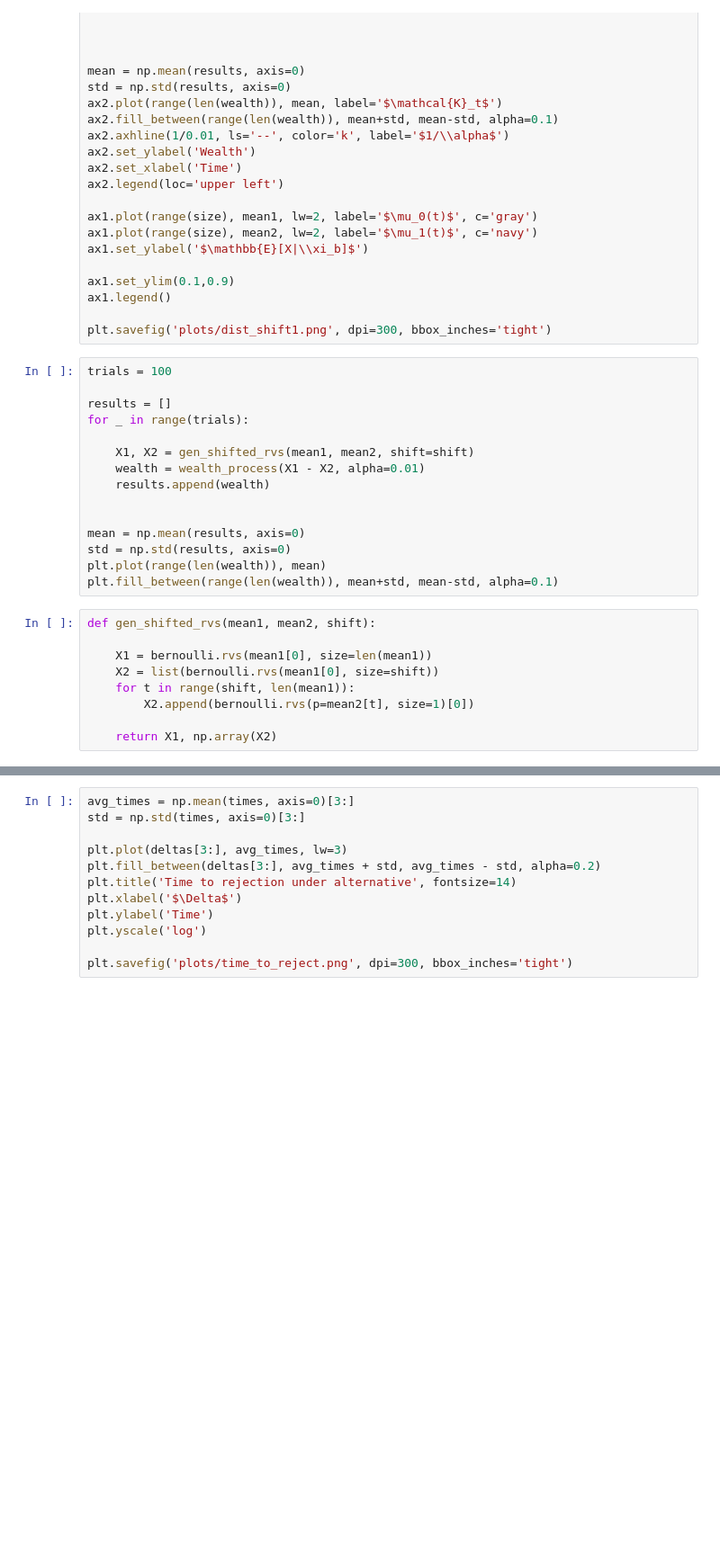
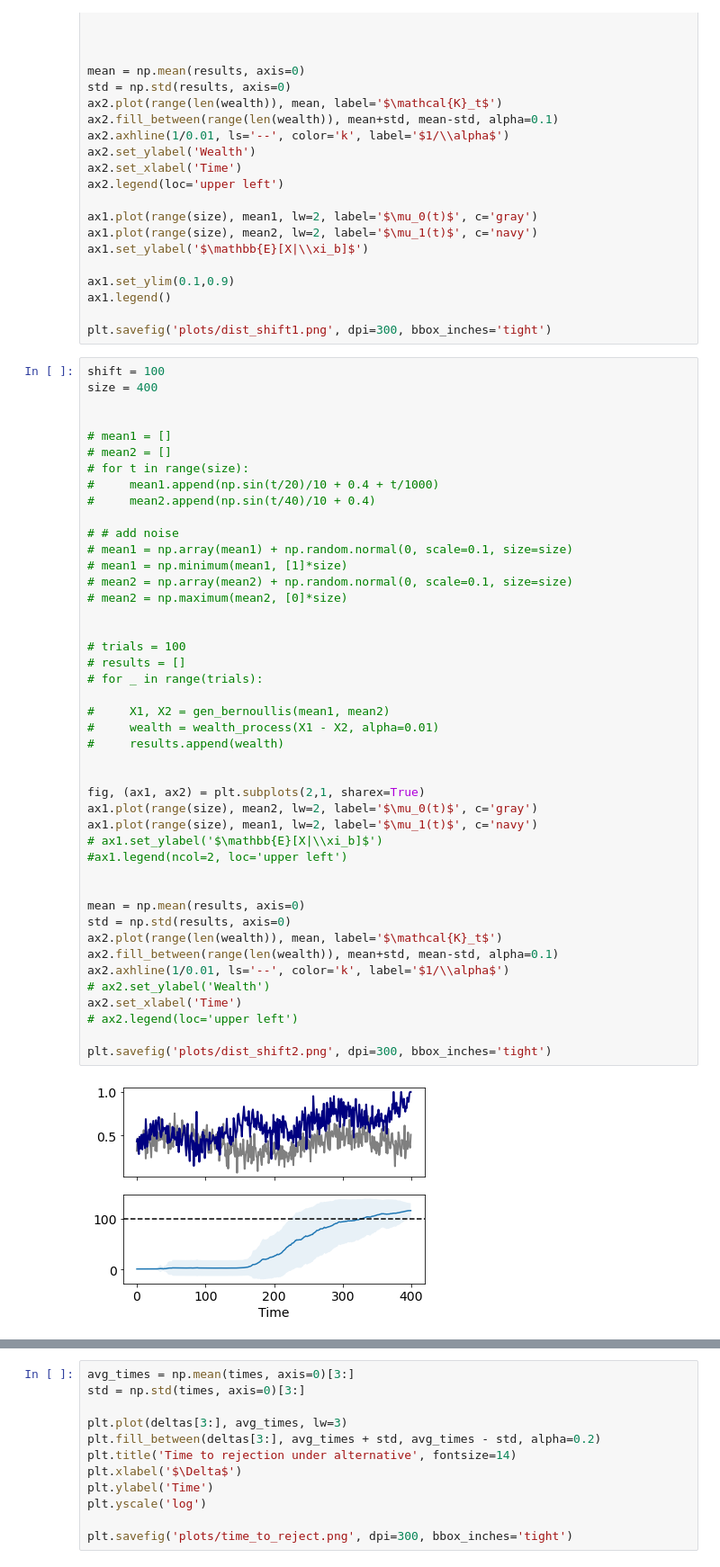
Before and after one commit to secg5/auditing_fairness_by_betting, a Jupyter notebook: exps.ipynb, the cells around one changed output, grey strips where cells are left out. Shown at 90% size. Cells and saved outputs as stored; diff of their text form; blank space fills up the shorter version.

```diff
--- a/exps.ipynb
+++ b/exps.ipynb
@@ -148,27 +164,49 @@ ax1.set_ylim(0.1,0.9)
 ax1.legend()
 
 plt.savefig('plots/dist_shift1.png', dpi=300, bbox_inches='tight')
-# %%
-trials = 100
-
-results = []
-for _ in range(trials):
-
-    X1, X2 = gen_shifted_rvs(mean1, mean2, shift=shift)
-    wealth = wealth_process(X1 - X2, alpha=0.01)
-    results.append(wealth)
-
-
-mean = np.mean(results, axis=0)
-std = np.std(results, axis=0)
-plt.plot(range(len(wealth)), mean)
-plt.fill_between(range(len(wealth)), mean+std, mean-std, alpha=0.1)
-# %%
-def gen_shifted_rvs(mean1, mean2, shift):
-
-    X1 = bernoulli.rvs(mean1[0], size=len(mean1))
-    X2 = list(bernoulli.rvs(mean1[0], size=shift))
-    for t in range(shift, len(mean1)):
-        X2.append(bernoulli.rvs(p=mean2[t], size=1)[0])
-
-    return X1, np.array(X2)
+# %%
+shift = 100
+size = 400
+
+
+# mean1 = []
+# mean2 = []
+# for t in range(size):
+#     mean1.append(np.sin(t/20)/10 + 0.4 + t/1000)
+#     mean2.append(np.sin(t/40)/10 + 0.4)
+
+# # add noise
+# mean1 = np.array(mean1) + np.random.normal(0, scale=0.1, size=size)
+# mean1 = np.minimum(mean1, [1]*size)
+# mean2 = np.array(mean2) + np.random.normal(0, scale=0.1, size=size)
+# mean2 = np.maximum(mean2, [0]*size)
+
+
+# trials = 100
+# results = []
+# for _ in range(trials):
+
+#     X1, X2 = gen_bernoullis(mean1, mean2)
+#     wealth = wealth_process(X1 - X2, alpha=0.01)
+#     results.append(wealth)
+
+
+fig, (ax1, ax2) = plt.subplots(2,1, sharex=True)
+ax1.plot(range(size), mean2, lw=2, label='$\mu_0(t)$', c='gray')
+ax1.plot(range(size), mean1, lw=2, label='$\mu_1(t)$', c='navy')
+# ax1.set_ylabel('$\mathbb{E}[X|\\xi_b]$')
+#ax1.legend(ncol=2, loc='upper left')
+
+
+mean = np.mean(results, axis=0)
+std = np.std(results, axis=0)
+ax2.plot(range(len(wealth)), mean, label='$\mathcal{K}_t$')
+ax2.fill_between(range(len(wealth)), mean+std, mean-std, alpha=0.1)
+ax2.axhline(1/0.01, ls='--', color='k', label='$1/\\alpha$')
+# ax2.set_ylabel('Wealth')
+ax2.set_xlabel('Time')
+# ax2.legend(loc='upper left')
+
+plt.savefig('plots/dist_shift2.png', dpi=300, bbox_inches='tight')
+# %% [output]
+[figure, added]
```
Also changed, not shown: parts of 4 cells of this notebook.
